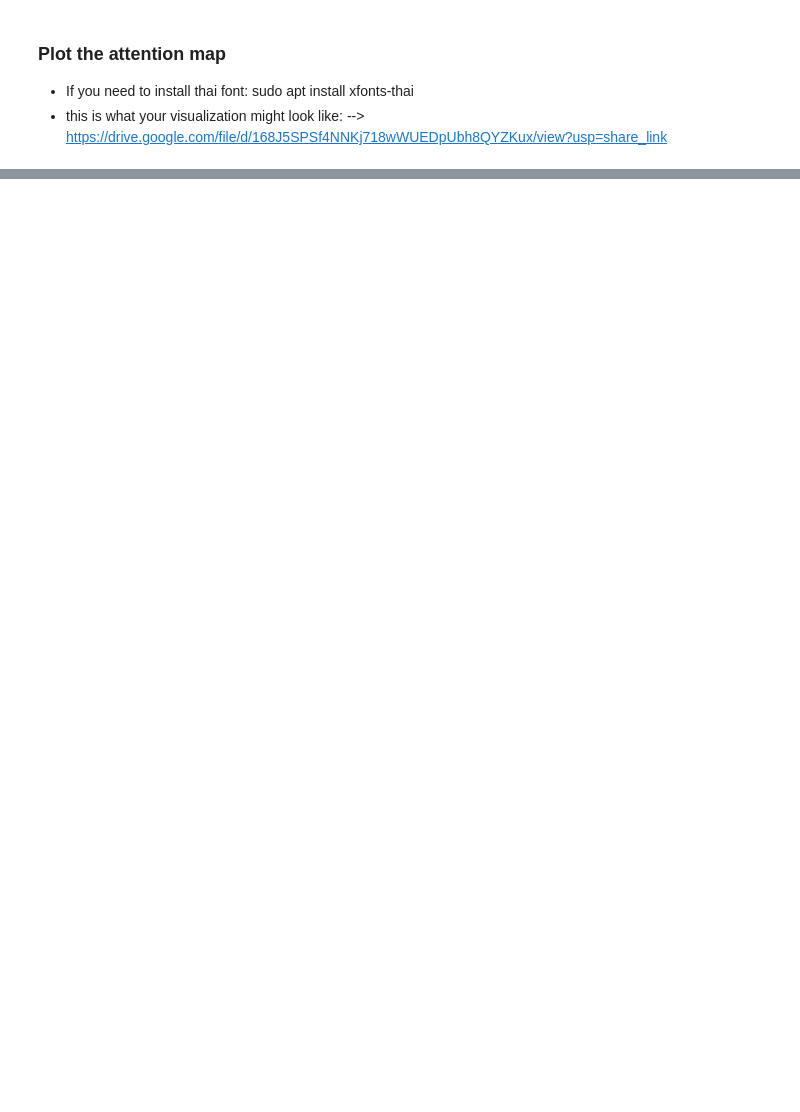
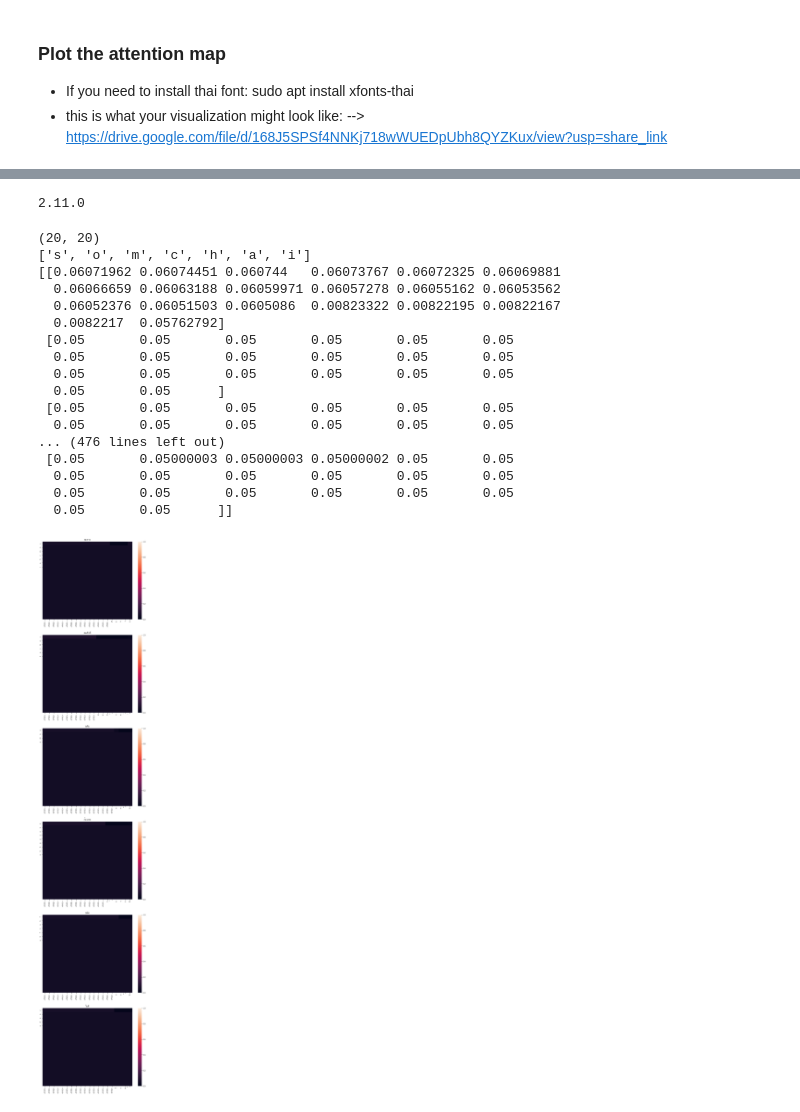
Before and after one commit to Kla10011/FRA501-NLP, a Jupyter notebook: HW4/HW4.ipynb, the cells around one changed output, grey strips where cells are left out. Drawn from its saved outputs; the diff is of its cells as text; code cells hidden in the pictures; blank space fills up the shorter version.

```diff
--- a/HW4/HW4.ipynb
+++ b/HW4/HW4.ipynb
@@ -490,0 +467,6 @@ NameError: name 'th_n' is not defined
+# %%
+
+print("(number , Ty)",prediction.shape)
+attention_list = np.swapaxes(attention_list,0,1)
+print(attention_list)
+print("(number Tx , Ty )",attention_list.shape)
@@ -490,0 +491,67 @@ NameError: name 'th_n' is not defined
+# %%
+def get_word_indices(word_list):
+    start_index = None
+    end_index = None
+
+    for i in range(len(word_list)):
+        if word_list[i] != '<PAD>':
+            if start_index is None:
+                start_index = i
+            if word_list[i] == '</S>':
+                end_index = i
+                break
+
+    return start_index, end_index
+# %%
+import tensorflow as tf
+print(tf.__version__)
+
+import matplotlib
+import matplotlib.font_manager as fm
+
+fm.fontManager.addfont('thsarabunnew-webfont.ttf') # 3.2+
+matplotlib.rc('font', family='TH Sarabun New')
+# %% [output]
+2.11.0
+# %%
+def plotheat(output_list,atten):
+    fig, ax = plt.subplots(nrows = 6, figsize=(10,50))
+    for index,i in enumerate(output_list) :
+        word = i[0]
+        word_padded = ['<PAD>']*(Tx - len(word[0])) + list(word[0])
+        start,end = get_word_indices(i[1])
+        att = atten[index]
+        a = att.reshape(20,20)
+        # a = a[start:end,:]
+        print(a.shape)
+        out = list(filter((lambda x : x != "<PAD>" and x != "</S>" ),i[1]) )
+        print(out)
+        print(a)
+        sns.heatmap(a,xticklabels=word_padded, yticklabels=out, vmin=0, vmax=1 , ax=ax[index])
+        ax[index].set_title(word[0])
+        # break
+    plt.show()
+
+plotheat(output_list,attention_list)
+# print(output_list[0][1])
+# start,end = get_word_indices(output_list[0][1])
+# print(start,end)
+# %% [output]
+(20, 20)
+['s', 'o', 'm', 'c', 'h', 'a', 'i']
+[[0.06071962 0.06074451 0.060744   0.06073767 0.06072325 0.06069881
+  0.06066659 0.06063188 0.06059971 0.06057278 0.06055162 0.06053562
+  0.06052376 0.06051503 0.0605086  0.00823322 0.00822195 0.00822167
+  0.0082217  0.05762792]
+ [0.05       0.05       0.05       0.05       0.05       0.05
+  0.05       0.05       0.05       0.05       0.05       0.05
+  0.05       0.05       0.05       0.05       0.05       0.05
+  0.05       0.05      ]
+ [0.05       0.05       0.05       0.05       0.05       0.05
+  0.05       0.05       0.05       0.05       0.05       0.05
+... (476 lines left out)
+ [0.05       0.05000003 0.05000003 0.05000002 0.05       0.05
+  0.05       0.05       0.05       0.05       0.05       0.05
+  0.05       0.05       0.05       0.05       0.05       0.05
+  0.05       0.05      ]]
+[figure, added]
```
Also changed, not shown: parts of 16 cells of this notebook, 19 other files.
